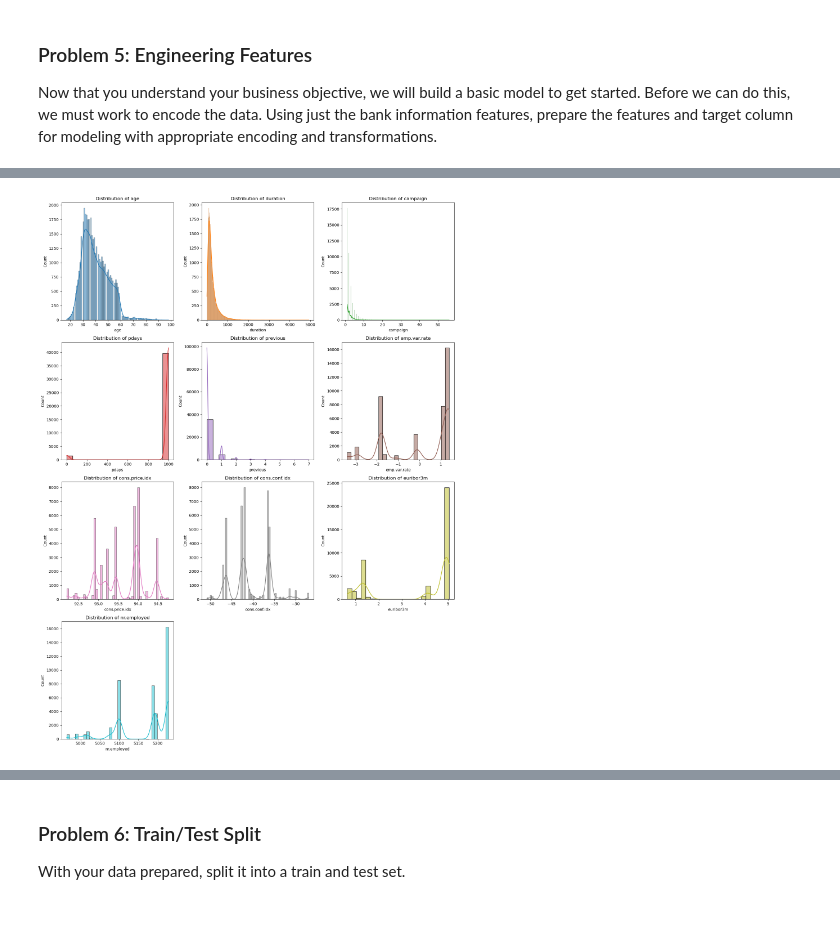
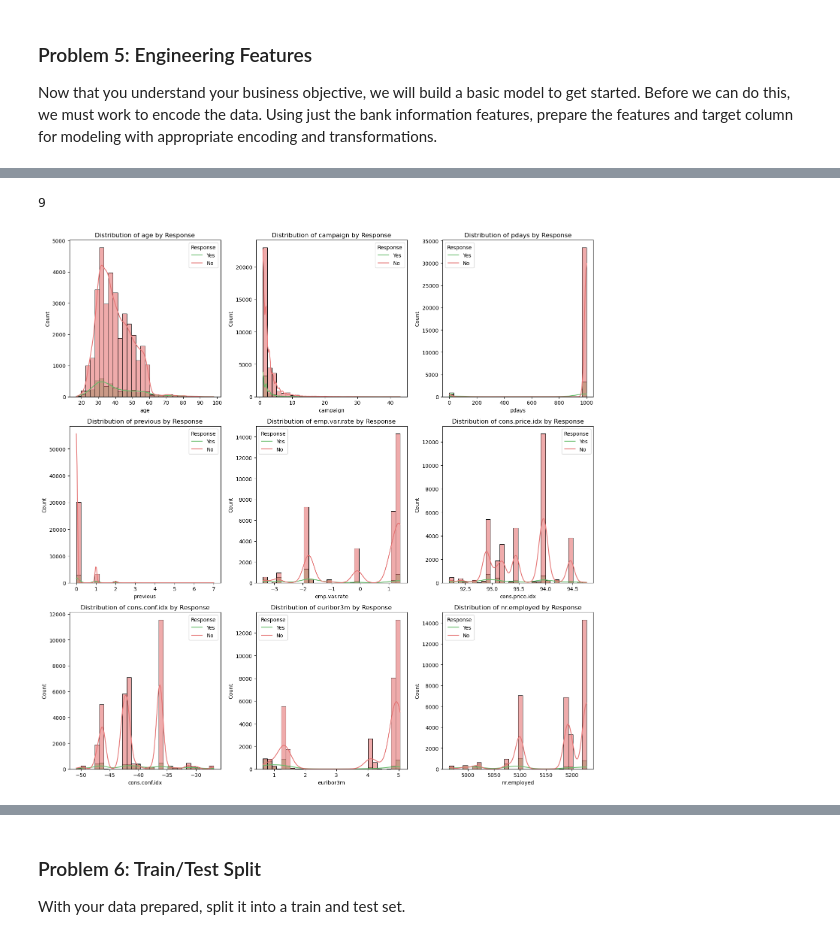
Before and after one commit to peanutenthusiast/symmetrical-fortnight, a Jupyter notebook: prompt_III.ipynb, the cells around one changed output, grey strips where cells are left out. Saved outputs shown, nothing was run; the diff lists cells and outputs as text; code cells hidden in the pictures.

```diff
--- a/prompt_III.ipynb
+++ b/prompt_III.ipynb
@@ -316,10 +294,10 @@ memory usage: 6.6+ MB
 
 Now that you understand your business objective, we will build a basic model to get started.  Before we can do this, we must work to encode the data.  Using just the bank information features, prepare the features and target column for modeling with appropriate encoding and transformations.
 # %%
-object_cols = bank_data_full.select_dtypes(include=['object']).columns.tolist()
+# 0-4% of columns are unknown, aside from default which is 20%.
 
-bank_data_clean = bank_data_full[~(bank_data_full[object_cols] == 'unknown').any(axis=1)]
-bank_data_clean.drop(columns=['poutcome'], inplace=True)
+trivial_unknown_cols = [col for col in bank_data_full.select_dtypes(include='object').columns.tolist() if col != 'default']
+bank_data_clean = bank_data_full[~(bank_data_full[trivial_unknown_cols] == 'unknown').any(axis=1)].drop('duration', axis=1)
 
 bank_data_clean.shape, bank_data_full.shape
 # %% [output]
@@ -331,11 +305,11 @@ See the caveats in the documentation: https://pandas.pydata.org/pandas-docs/stab
 # %%
-X = bank_data_full.drop(columns=['y']).copy()
-y = (bank_data_full['y'] == 'yes').astype(int)
 
-num_cols = X.select_dtypes(include=[np.number]).columns.tolist()
-cat_cols = [c for c in X.columns if c not in num_cols]
+num_cols = bank_data_clean.select_dtypes(include=[np.number]).columns.tolist()
+
+cat_cols = bank_data_clean.select_dtypes(include=['object']).columns.tolist()
+cat_cols.remove('y')
 
 print("Numeric features:", len(num_cols))
 print("Categorical features:", len(cat_cols))
-print("Target classes:", pd.Series(y).value_counts().to_dict())
+print("Target classes:", pd.Series(bank_data_clean['y']).value_counts().to_dict())
 # %% [output]
@@ -361,28 +432,42 @@ preprocessor = ColumnTransformer(
 # %%
 num_to_plot = [c for c in num_cols if bank_data_full[c].nunique() > 5]
 
 # Calculate rows and columns for better layout
 n_plots = len(num_to_plot)
 n_cols = 3  # 3 plots per row (adjust as needed)
 n_rows = (n_plots + n_cols - 1) // n_cols  # Ceiling division
 
 # Create subplots with proper dimensions
 fig, axes = plt.subplots(n_rows, n_cols, figsize=(15, 5 * n_rows))
 
+print(n_plots)
 # Flatten axes array for easy iteration
 axes = axes.flatten() if n_plots > 1 else [axes]
 
 # Plot each distribution
 for idx, col in enumerate(num_to_plot):
-    sns.histplot(data=bank_data_full, x=col, kde=True, ax=axes[idx], color=f'C{idx}')
-    axes[idx].set_title(f"Distribution of {col}")
+    tmp = pd.DataFrame({
+        col: bank_data_clean[col],
+        'Response': bank_data_clean['y']
+    })
+
+    # Plot with hue for yes/no
+    sns.histplot(data=tmp, x=col, hue='Response', kde=True, ax=axes[idx],
+                 palette={'no':  '#E57373', 'yes': '#66BB6A'},
+                 alpha=0.6, bins=30)
+
+    axes[idx].set_title(f"Distribution of {col} by Response")
     axes[idx].set_xlabel(col)
+    axes[idx].set_ylabel("Count")
+    axes[idx].legend(title='Response', labels=['Yes', 'No'])
 
 # Hide unused subplots
 for idx in range(n_plots, len(axes)):
     axes[idx].set_visible(False)
 
 plt.tight_layout()
+plt.savefig('images/numerical-distributions.png')
 plt.show()
 # %% [output]
+9
-[figure, old version]
+[figure, new version]
```
Also changed, not shown: parts of 44 cells of this notebook, 8 other files.
